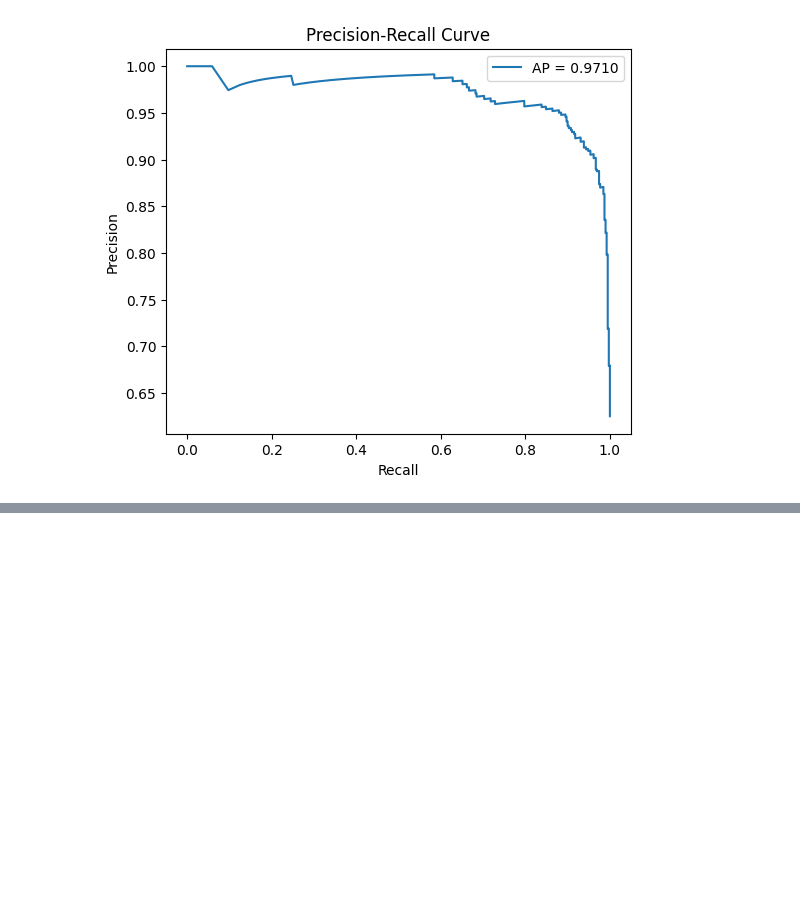
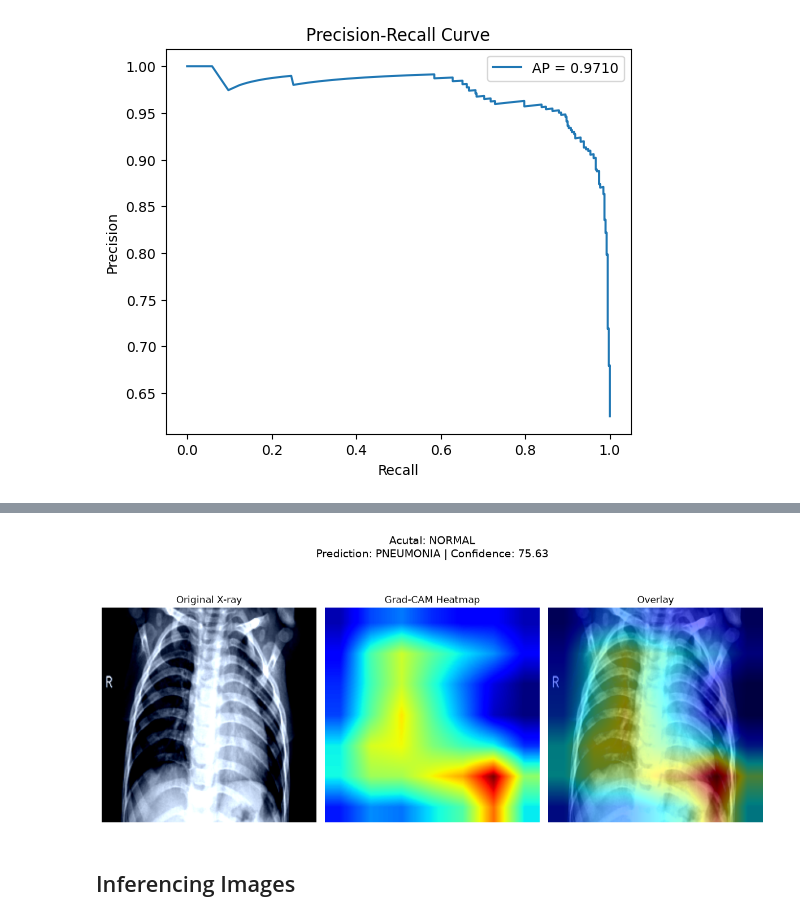
Before and after one commit to ShrDar/Pneumonia-Classifier-CNN, a Jupyter notebook: backend/notebooks/pneumonia_classifier_pytorch.ipynb, the cells around one changed output, grey strips where cells are left out. Saved outputs shown, nothing was run; the diff lists cells and outputs as text; code cells hidden in the pictures; blank space fills up the shorter version.

Commit message:
Added: Grad-CAM Visualization added to check which area of the image is affecting the prediction most, also inferencing is added

```diff
--- a/backend/notebooks/pneumonia_classifier_pytorch.ipynb
+++ b/backend/notebooks/pneumonia_classifier_pytorch.ipynb
@@ -43,9 +38,9 @@ SEED = 67
 IMG_SIZE = 224
 BATCH_SIZE = 32
 
-TRAIN_DIR = "/content/data/train"
+TRAIN_DIR = "../data/train"
 # VAL_DIR = "..."
-TEST_DIR = '/content/data/test'
+TEST_DIR = '../data/test'
 
 random.seed(SEED)
 np.random.seed(SEED)
@@ -1570,0 +1568,6 @@ plt.show()
+# %%
+grad_checkpoint = torch.load("../models/transfer_resnet18_frozen.pth", map_location = device, weights_only = False)
+
+transfer_model.load_state_dict(grad_checkpoint["model_state_dict"])
+transfer_model.to(device)
+transfer_model.eval()
@@ -1570,0 +1649,13 @@ plt.show()
+# %%
+target_layers = [transfer_model.layer4[-1]]
+
+visualize_gradcam(
+    model=transfer_model,
+    dataset=test_dataset_transfer,
+    index=200,
+    target_layers=target_layers,
+)
+# %% [output]
+[figure, added]
+# %% [markdown]
+## Inferencing Images
```
Also changed, not shown: parts of 9 cells of this notebook.
